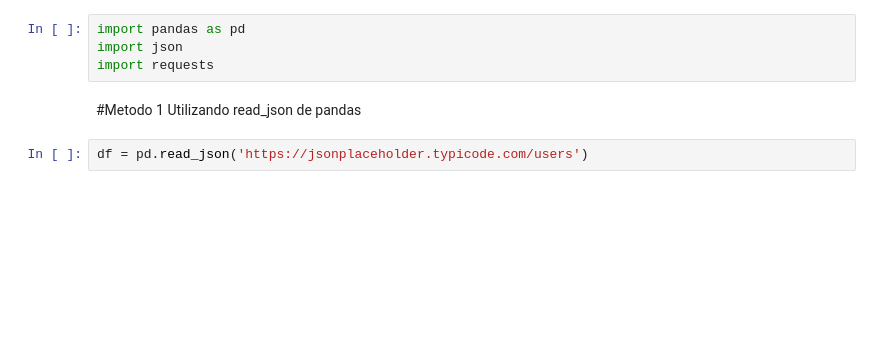
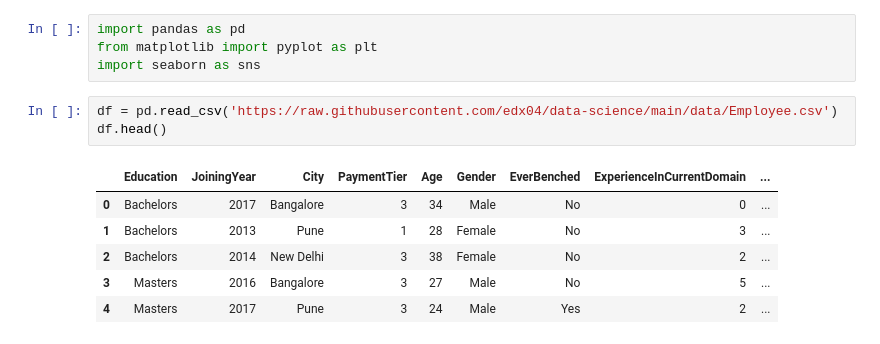
Before and after one commit to edx04/data-science, a Jupyter notebook: IdeaArellano.ipynb, the cells around one changed output. Saved outputs shown, nothing was run; the diff lists cells and outputs as text; blank space fills up the shorter version.

```diff
--- a/IdeaArellano.ipynb
+++ b/IdeaArellano.ipynb
@@ -3,10 +1,15 @@
 # %%
 import pandas as pd
-import json
-import requests
+from matplotlib import pyplot as plt
+import seaborn as sns
-# %% [markdown]
-#Metodo 1
-Utilizando read_json de pandas
-# %%
-df = pd.read_json('https://jsonplaceholder.typicode.com/users')
+# %%
+df = pd.read_csv('https://raw.githubusercontent.com/edx04/data-science/main/data/Employee.csv')
+df.head()
+# %% [output]
+|  | Education | JoiningYear | City | PaymentTier | Age | Gender | EverBenched | ExperienceInCurrentDomain | ... |
+| 0 | Bachelors | 2017 | Bangalore | 3 | 34 | Male | No | 0 | ... |
+| 1 | Bachelors | 2013 | Pune | 1 | 28 | Female | No | 3 | ... |
+| 2 | Bachelors | 2014 | New Delhi | 3 | 38 | Female | No | 2 | ... |
+| 3 | Masters | 2016 | Bangalore | 3 | 27 | Male | No | 5 | ... |
+| 4 | Masters | 2017 | Pune | 3 | 24 | Male | Yes | 2 | ... |
 # %%
```
Also changed, not shown: parts of 14 cells of this notebook.
